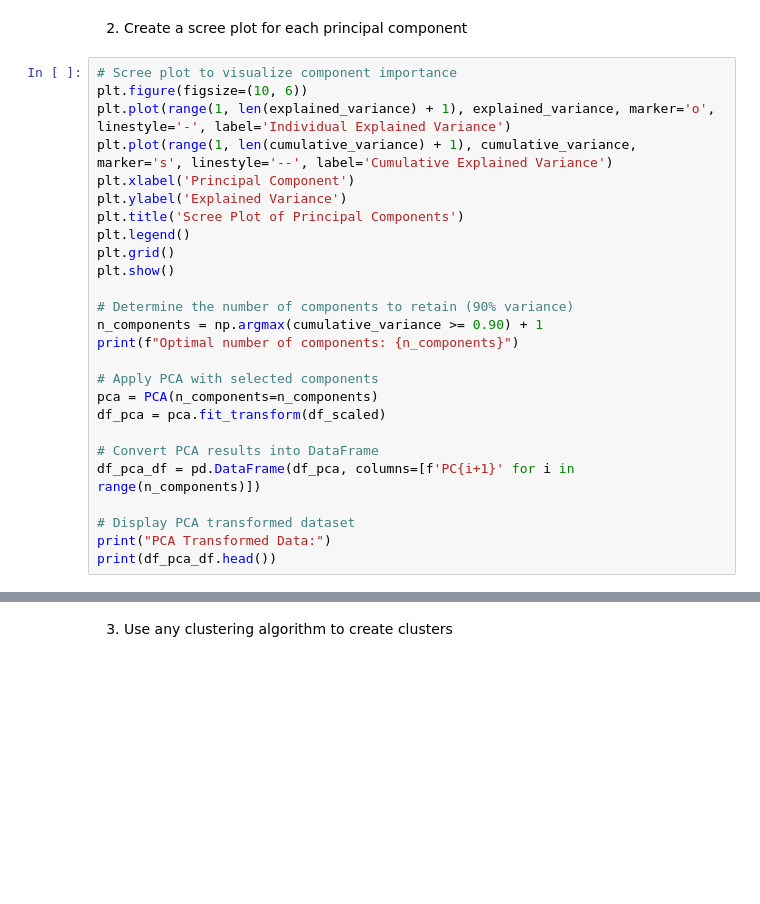
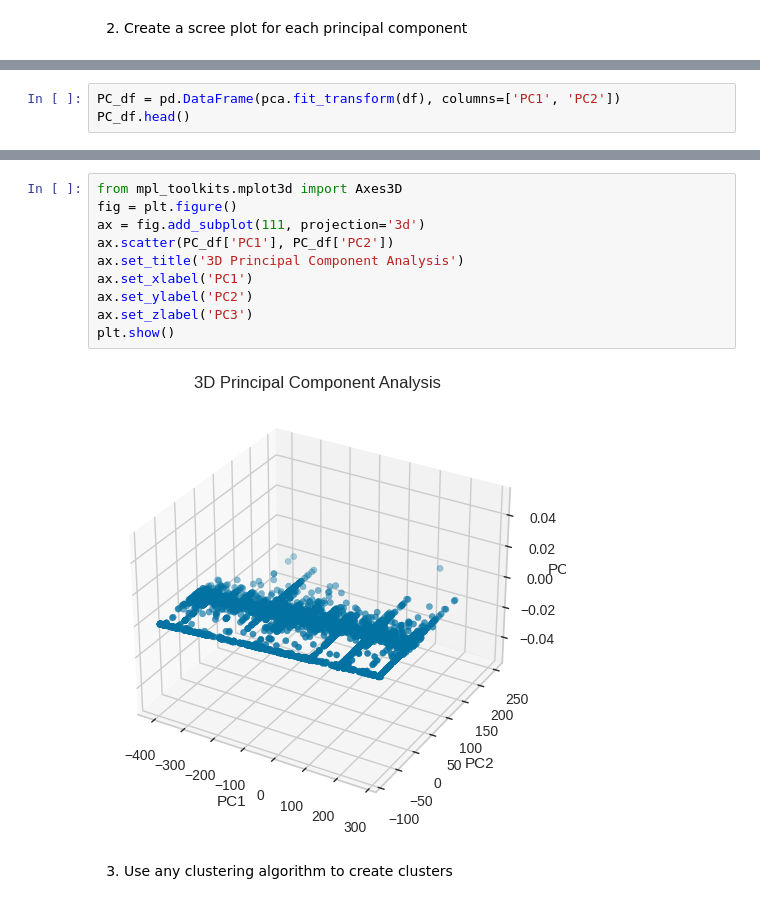
Before and after one commit to ashikaede/CCADMACL_EXERCISES, a Jupyter notebook: Colocado_Exercise6_.ipynb, the cells around one changed output, grey strips where cells are left out. Drawn from its saved outputs; the diff is of its cells as text; blank space fills up the shorter version.

```diff
--- a/Colocado_Exercise6_.ipynb
+++ b/Colocado_Exercise6_.ipynb
@@ -135,28 +159,2 @@ cumulative_variance = np.cumsum(explained_variance)
 # %% [markdown]
 2. Create a scree plot for each principal component
-# %%
-# Scree plot to visualize component importance
-plt.figure(figsize=(10, 6))
-plt.plot(range(1, len(explained_variance) + 1), explained_variance, marker='o', linestyle='-', label='Individual Explained Variance')
-plt.plot(range(1, len(cumulative_variance) + 1), cumulative_variance, marker='s', linestyle='--', label='Cumulative Explained Variance')
-plt.xlabel('Principal Component')
-plt.ylabel('Explained Variance')
-plt.title('Scree Plot of Principal Components')
-plt.legend()
-plt.grid()
-plt.show()
-
-# Determine the number of components to retain (90% variance)
-n_components = np.argmax(cumulative_variance >= 0.90) + 1
-print(f"Optimal number of components: {n_components}")
-
-# Apply PCA with selected components
-pca = PCA(n_components=n_components)
-df_pca = pca.fit_transform(df_scaled)
-
-# Convert PCA results into DataFrame
-df_pca_df = pd.DataFrame(df_pca, columns=[f'PC{i+1}' for i in range(n_components)])
-
-# Display PCA transformed dataset
-print("PCA Transformed Data:")
-print(df_pca_df.head())
@@ -181,0 +205,3 @@ PCA Transformed Data:
+# %%
+PC_df = pd.DataFrame(pca.fit_transform(df), columns=['PC1', 'PC2'])
+PC_df.head()
@@ -182,2 +215,14 @@ PCA Transformed Data:
+# %%
+from mpl_toolkits.mplot3d import Axes3D
+fig = plt.figure()
+ax = fig.add_subplot(111, projection='3d')
+ax.scatter(PC_df['PC1'], PC_df['PC2'])
+ax.set_title('3D Principal Component Analysis')
+ax.set_xlabel('PC1')
+ax.set_ylabel('PC2')
+ax.set_zlabel('PC3')
+plt.show()
+# %% [output]
+[figure, added]
 # %% [markdown]
 3. Use any clustering algorithm to create clusters
```
Also changed, not shown: parts of 24 cells of this notebook.
